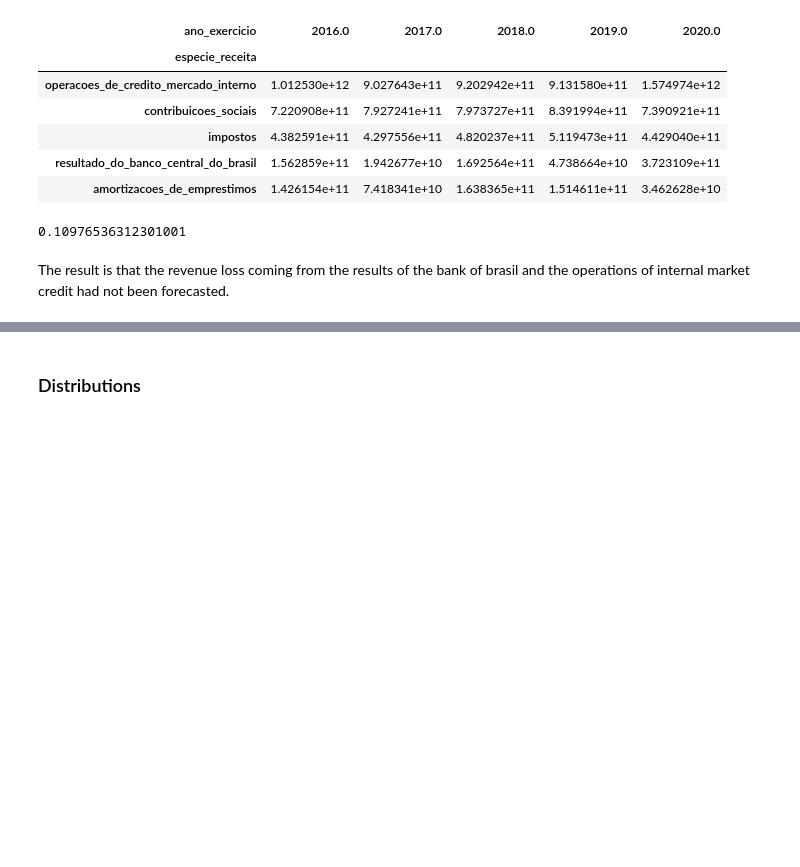
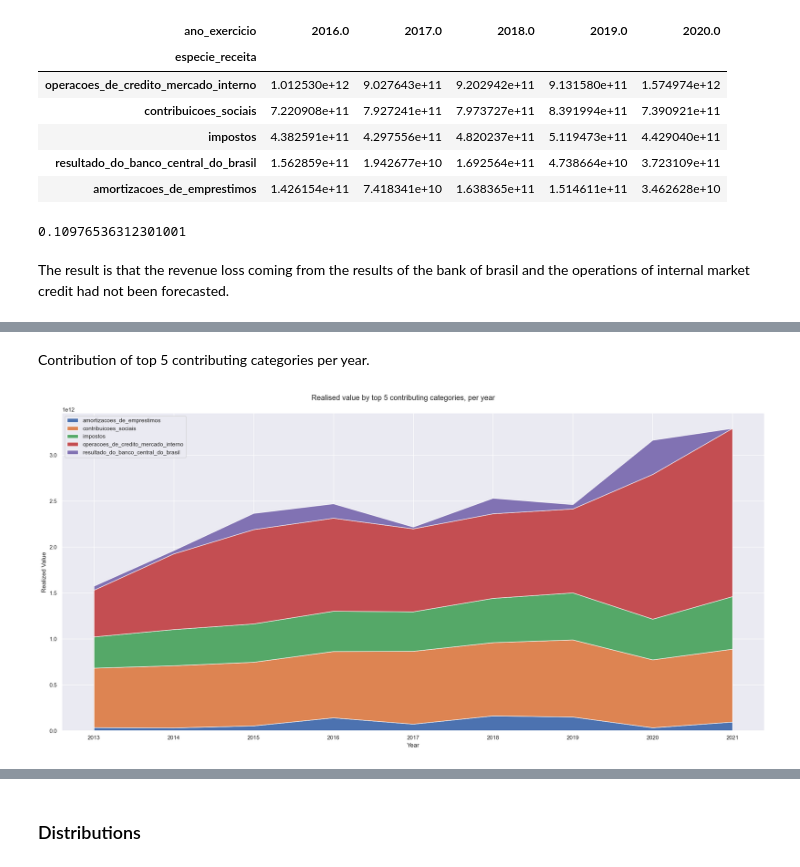
Before and after one commit to MiguelLopezVirues/proyecto2---analisis-brasil, a Jupyter notebook: notebooks/exploration.ipynb, the cells around one changed output, grey strips where cells are left out. Saved outputs shown, nothing was run; the diff lists cells and outputs as text; code cells hidden in the pictures; blank space fills up the shorter version.

```diff
--- a/notebooks/exploration.ipynb
+++ b/notebooks/exploration.ipynb
@@ -727,23 +729,27 @@ plt.show()
+# %% [markdown]
+Contribution of top 5 contributing categories per year.
 # %%
 
 plt.figure(figsize=(20,10))
-plt.suptitle("Forecasted vs Realized - Stacked Area Chart")
+plt.suptitle("Realised value by top 5 contributing categories, per year")
 
 data_pivot = cleaned_data_df[top5_filter].pivot_table(
     index="ano_exercicio",
     columns="especie_receita",
     values="valor_realizado",
     aggfunc="sum"
 ).fillna(0)
 
 plt.stackplot(data_pivot.index, data_pivot.T, labels=data_pivot.columns)
 
 plt.xlabel("Year")
 plt.ylabel("Realized Value")
 plt.legend(loc="upper left")
 
 plt.tight_layout()
 plt.show()
+# %% [output]
+[figure, added]
 # %%
 import seaborn as sns
 import matplotlib.pyplot as plt
```
Also changed, not shown: parts of 26 cells of this notebook.
